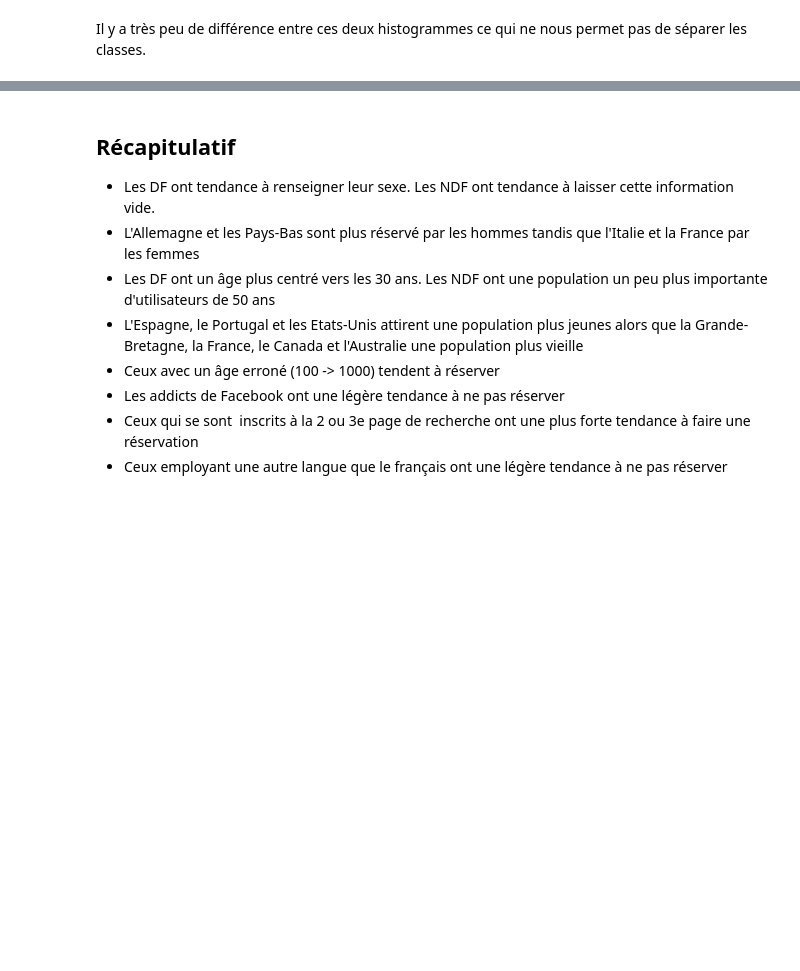
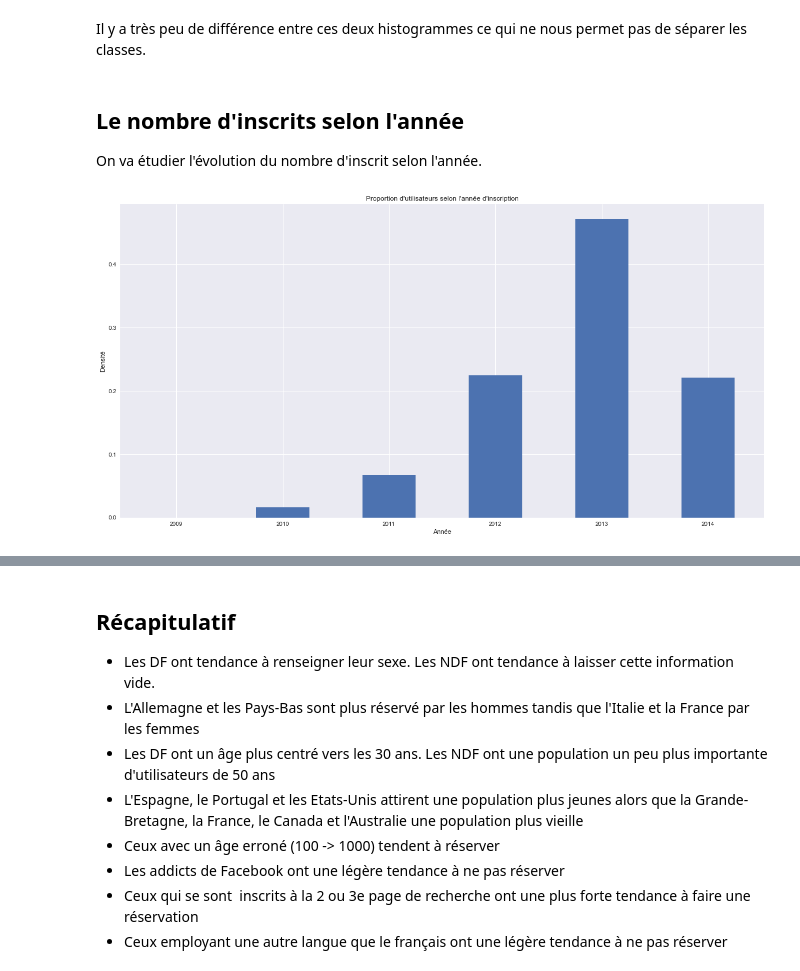
Before and after one commit to vesran/BookerGuess, a Jupyter notebook: _2_analyse_des_utilisateurs.ipynb, the cells around one changed output, grey strips where cells are left out. Saved outputs shown, nothing was run; the diff lists cells and outputs as text; code cells hidden in the pictures; blank space fills up the shorter version.

```diff
--- a/_2_analyse_des_utilisateurs.ipynb
+++ b/_2_analyse_des_utilisateurs.ipynb
@@ -625,3 +633,16 @@ _ = ax.set_title("Proportion des horaires inscrits selon qu'ils aient résevé o
 [figure]
 # %% [markdown]
 Il y a très peu de différence entre ces deux histogrammes ce qui ne nous permet pas de séparer les classes.
+# %% [markdown]
+## Le nombre d'inscrits selon l'année
+
+On va étudier l'évolution du nombre d'inscrit selon l'année.
+# %%
+n_years = users['year_first_active'].nunique()
+first_year = users['year_first_active'].unique().min()
+ax = users['year_first_active'].hist(density=True, bins=np.arange(n_years+1)-0.5+first_year, rwidth=0.5, figsize=(20, 10))
+ax.set_title("Proportion d'utilisateurs selon l'année d'inscription")
+ax.set_ylabel('Densité')
+_ = ax.set_xlabel('Année')
+# %% [output]
+[figure, added]
```
Also changed, not shown: parts of 9 cells of this notebook.
